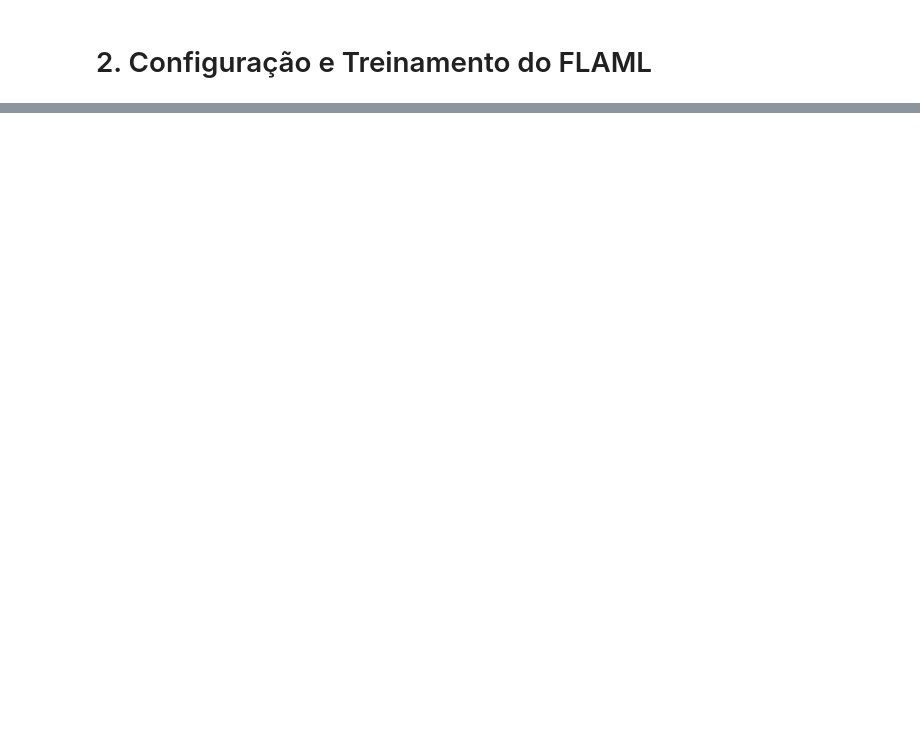
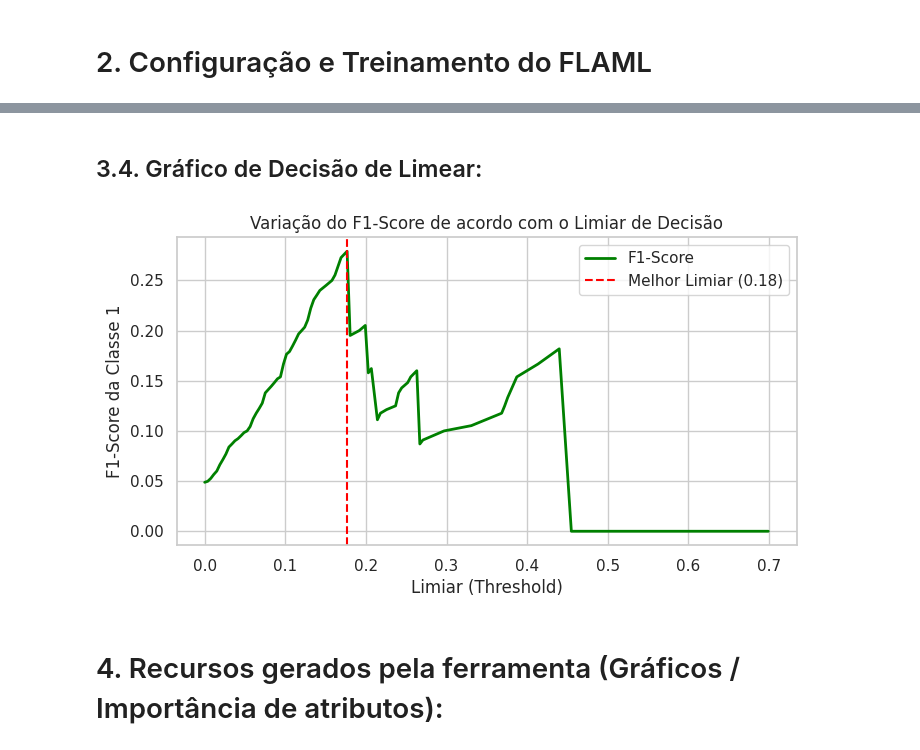
Before and after one commit to PedroYutaroUEA/depression-prediction_autoML, a Jupyter notebook: src/notebooks/02_flaml-experiments.ipynb, the cells around one changed output, grey strips where cells are left out. Saved outputs shown, nothing was run; the diff lists cells and outputs as text; code cells hidden in the pictures; blank space fills up the shorter version.

```diff
--- a/src/notebooks/02_flaml-experiments.ipynb
+++ b/src/notebooks/02_flaml-experiments.ipynb
@@ -56,0 +237,15 @@ todo
+# %% [markdown]
+## 3.4. Gráfico de Decisão de Limear:
+# %%
+plt.figure(figsize=(8, 4))
+plt.plot(thresholds, f1_scores[:-1], label='F1-Score', color='green', lw=2)
+plt.axvline(x=best_threshold, color='red', linestyle='--', label=f'Melhor Limiar ({best_threshold:.2f})')
+plt.title('Variação do F1-Score de acordo com o Limiar de Decisão')
+plt.xlabel('Limiar (Threshold)')
+plt.ylabel('F1-Score da Classe 1')
+plt.legend()
+plt.show()
+# %% [output]
+[figure, added]
+# %% [markdown]
+# 4. Recursos gerados pela ferramenta (Gráficos / Importância de atributos):
```
Also changed, not shown: parts of 29 cells of this notebook, 12 other files.
